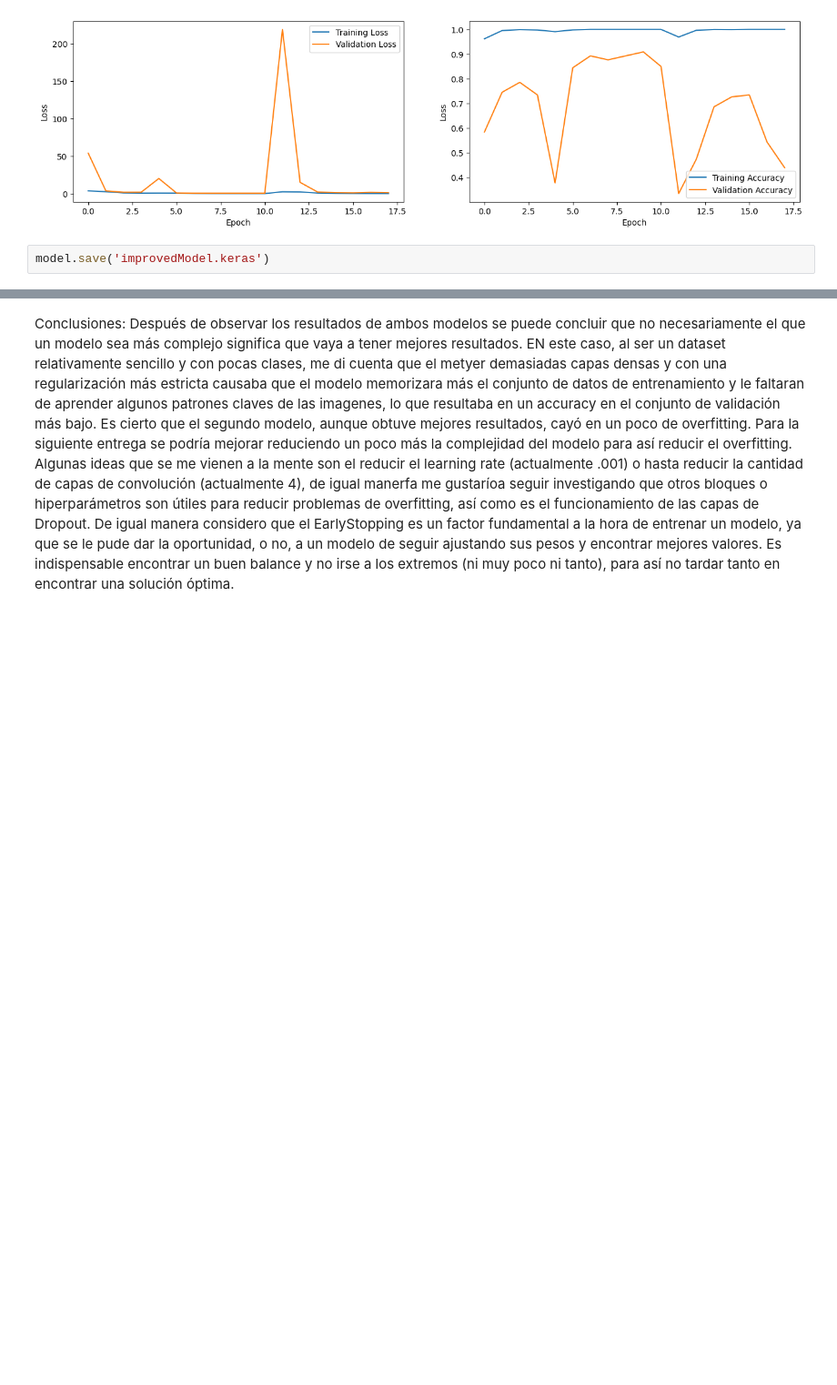
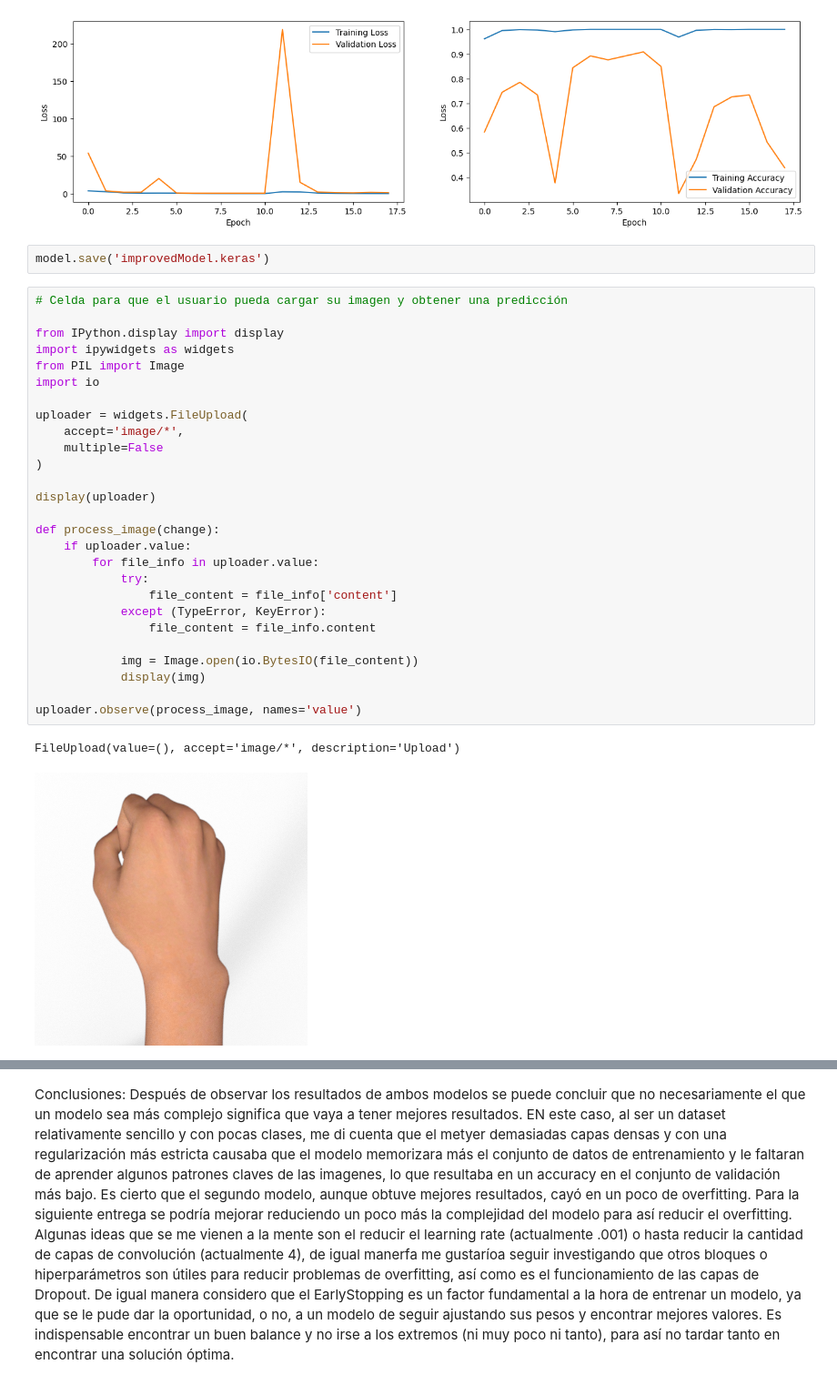
Before and after one commit to Zurita02/DeepLearning, a Jupyter notebook: red.ipynb, the cells around one changed output, grey strips where cells are left out. Shown at 91% size. Drawn from its saved outputs; the diff is of its cells as text; blank space fills up the shorter version.

```diff
--- a/red.ipynb
+++ b/red.ipynb
@@ -401,3 +513,33 @@ plt.show()
 [figure]
 # %%
 model.save('improvedModel.keras')
+# %%
+# Celda para que el usuario pueda cargar su imagen y obtener una predicción
+
+from IPython.display import display
+import ipywidgets as widgets
+from PIL import Image
+import io
+
+uploader = widgets.FileUpload(
+    accept='image/*',
+    multiple=False
+)
+
+display(uploader)
+
+def process_image(change):
+    if uploader.value:
+        for file_info in uploader.value:
+            try:
+                file_content = file_info['content']
+            except (TypeError, KeyError):
+                file_content = file_info.content
+
+            img = Image.open(io.BytesIO(file_content))
+            display(img)
+
+uploader.observe(process_image, names='value')
+# %% [output]
+FileUpload(value=(), accept='image/*', description='Upload')
+[figure, added]
```
Also changed, not shown: parts of 7 cells of this notebook.
